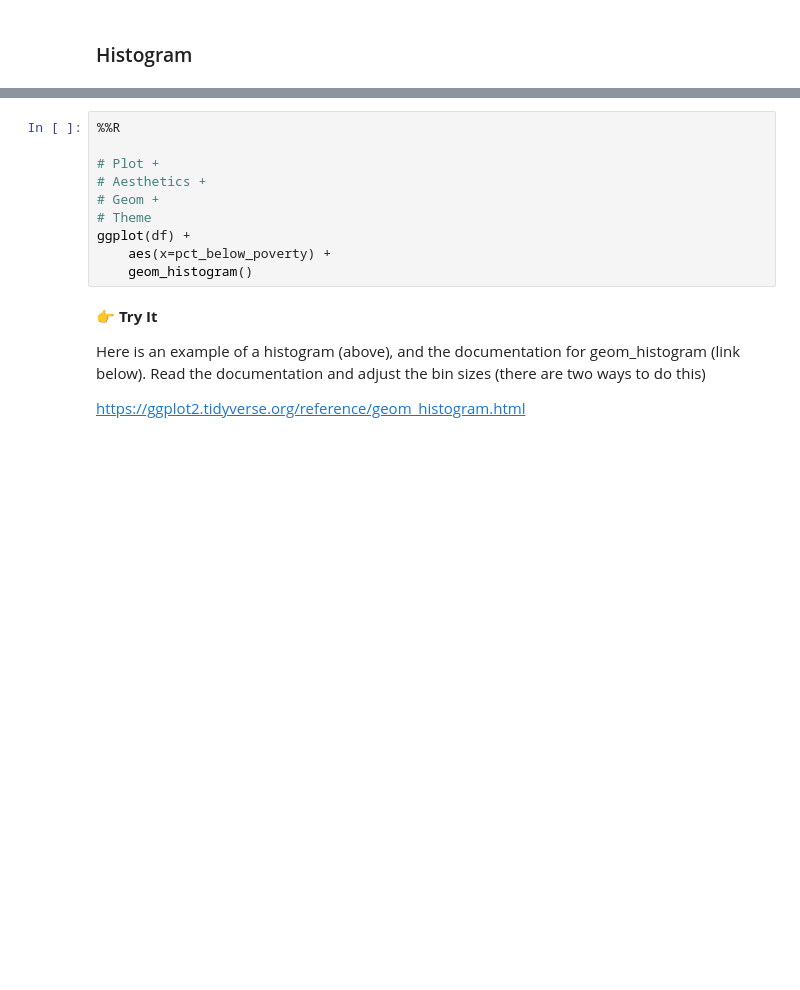
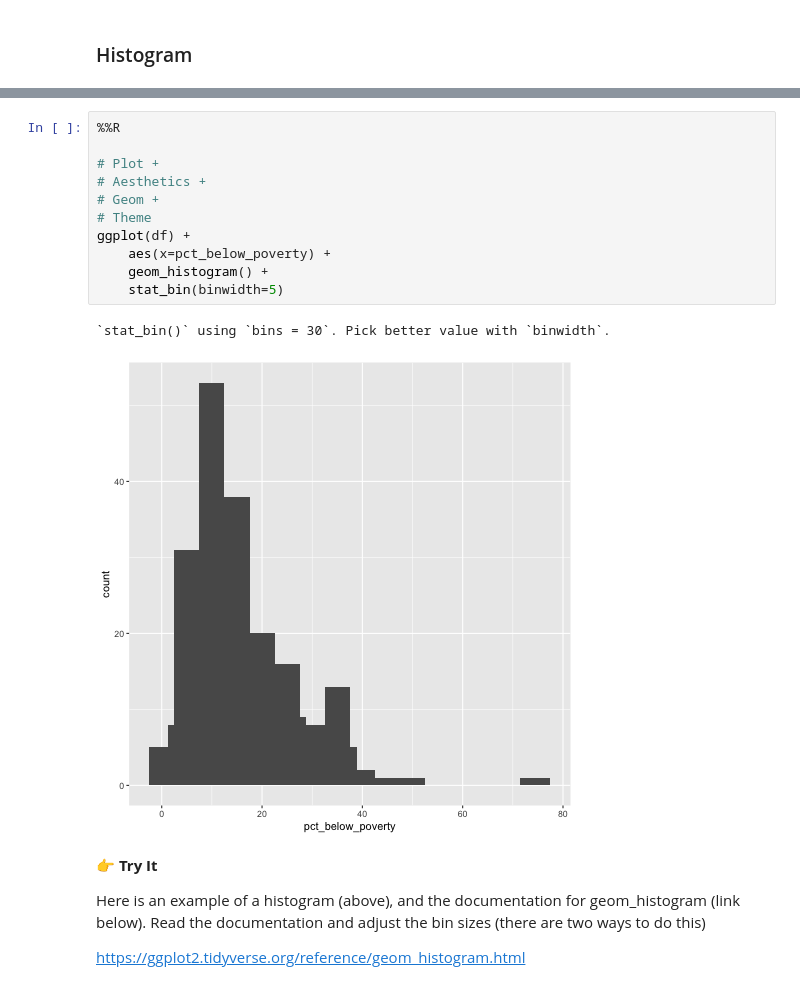
Before and after one commit to data4news/ggplot-intro-yiren54610, a Jupyter notebook: notebook-1.ipynb, the cells around one changed output, grey strips where cells are left out. Cells and saved outputs as stored; diff of their text form; blank space fills up the shorter version.

```diff
--- a/notebook-1.ipynb
+++ b/notebook-1.ipynb
@@ -115,13 +171,17 @@ ggplot(df) +
 # %%
 %%R
 
 # Plot +
 # Aesthetics +
 # Geom +
 # Theme
 ggplot(df) +
     aes(x=pct_below_poverty) +
-    geom_histogram()
+    geom_histogram() +
+    stat_bin(binwidth=5)
+# %% [output]
+`stat_bin()` using `bins = 30`. Pick better value with `binwidth`.
+[figure, added]
 # %% [markdown]
 **👉 Try It**
 
```
Also changed, not shown: parts of 21 cells of this notebook, 2 other files.
